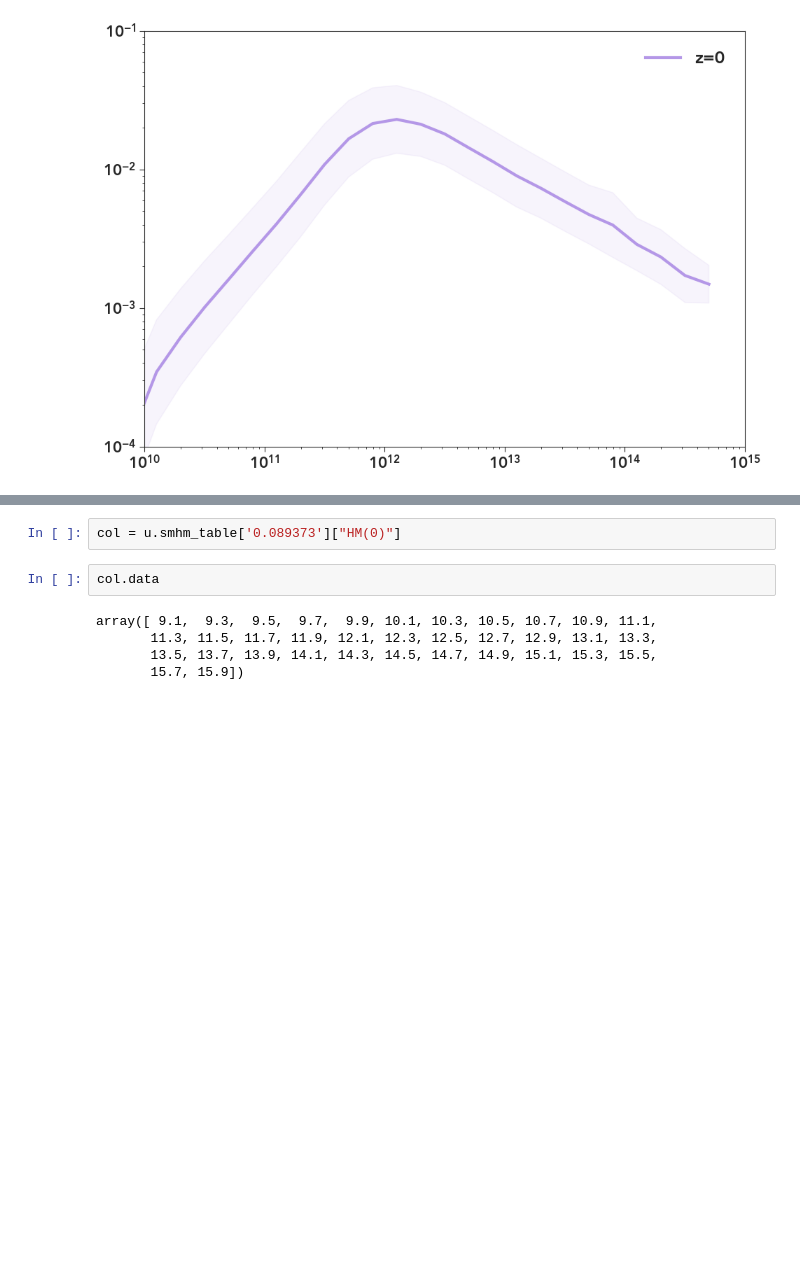
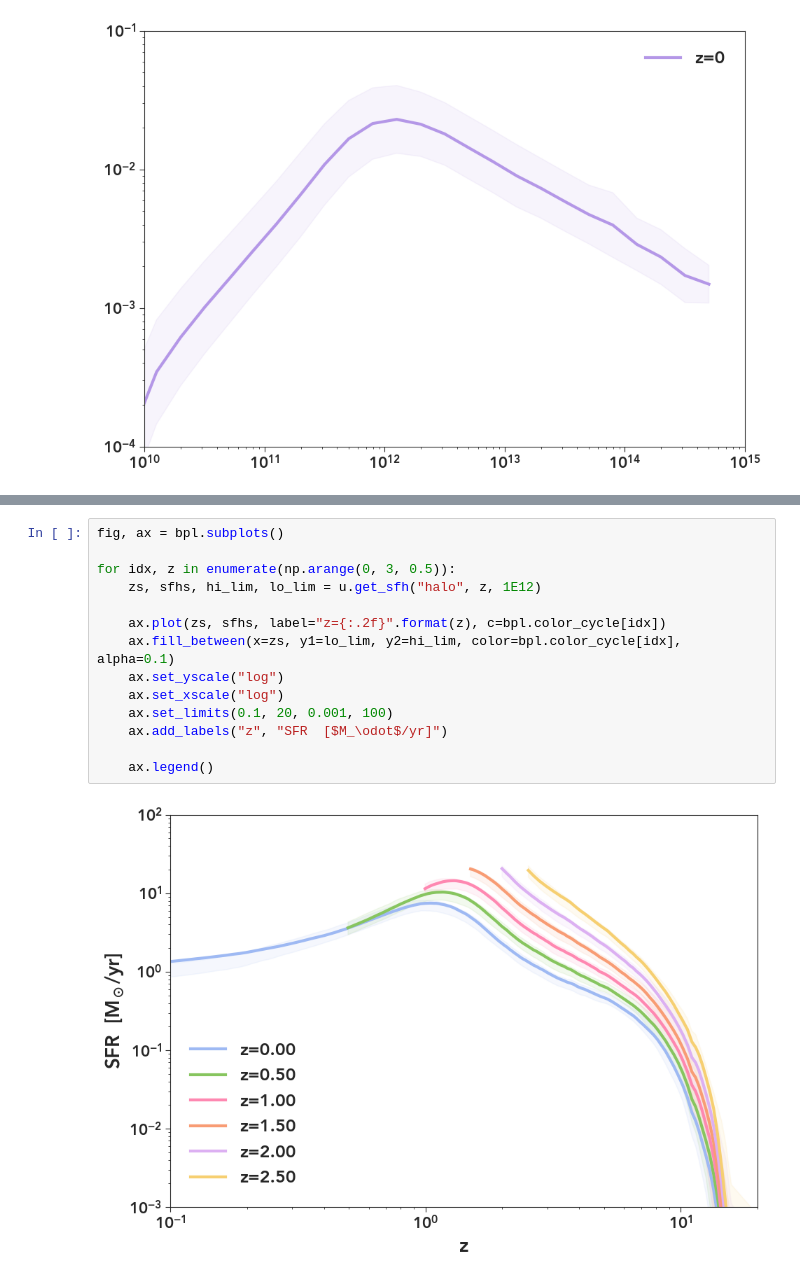
Before and after one commit to gillenbrown/abundance_matching, a Jupyter notebook: testing_notebooks/test.ipynb, the cells around one changed output, grey strips where cells are left out. Cells and saved outputs as stored; diff of their text form; blank space fills up the shorter version.

```diff
--- a/testing_notebooks/test.ipynb
+++ b/testing_notebooks/test.ipynb
@@ -103,9 +87,16 @@ Table length=35
-# %%
-col = u.smhm_table['0.089373']["HM(0)"]
-# %%
-col.data
-# %% [output]
-array([ 9.1,  9.3,  9.5,  9.7,  9.9, 10.1, 10.3, 10.5, 10.7, 10.9, 11.1,
-       11.3, 11.5, 11.7, 11.9, 12.1, 12.3, 12.5, 12.7, 12.9, 13.1, 13.3,
-       13.5, 13.7, 13.9, 14.1, 14.3, 14.5, 14.7, 14.9, 15.1, 15.3, 15.5,
-       15.7, 15.9])
+# %%
+fig, ax = bpl.subplots()
+
+for idx, z in enumerate(np.arange(0, 3, 0.5)):
+    zs, sfhs, hi_lim, lo_lim = u.get_sfh("halo", z, 1E12)
+
+    ax.plot(zs, sfhs, label="z={:.2f}".format(z), c=bpl.color_cycle[idx])
+    ax.fill_between(x=zs, y1=lo_lim, y2=hi_lim, color=bpl.color_cycle[idx], alpha=0.1)
+    ax.set_yscale("log")
+    ax.set_xscale("log")
+    ax.set_limits(0.1, 20, 0.001, 100)
+    ax.add_labels("z", "SFR  [$M_\odot$/yr]")
+
+    ax.legend()
+# %% [output]
+[figure, added]
```
Also changed, not shown: parts of 4 cells of this notebook, 1 other file.
